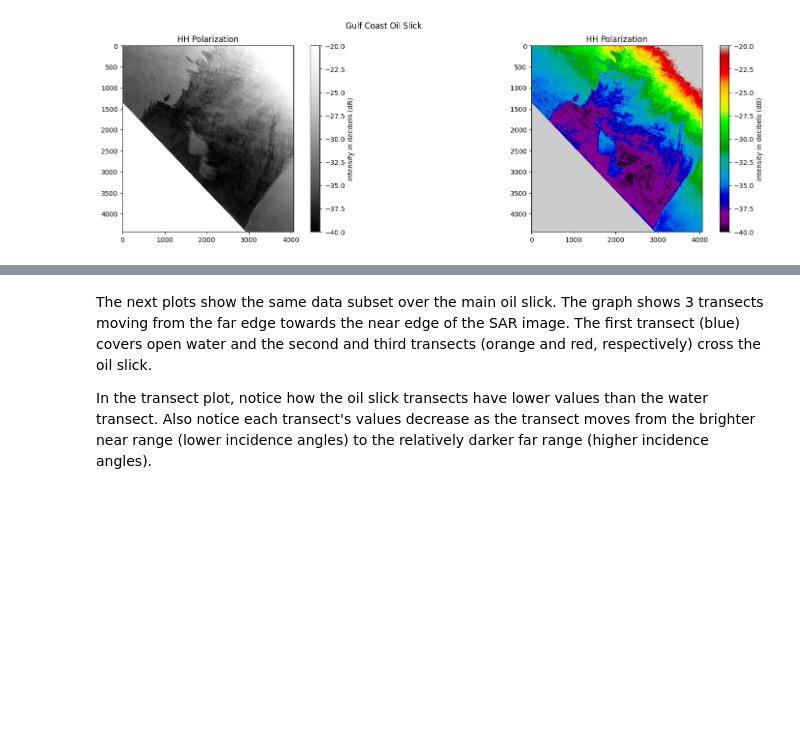
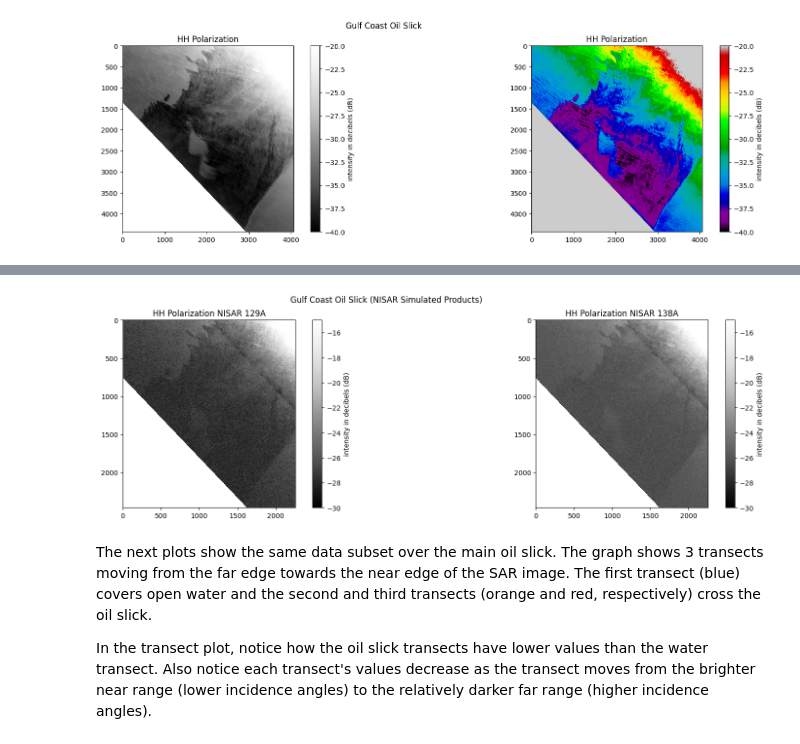
Before and after one commit to anniepeacock/DANSAR, a Jupyter notebook: nisar/Oil_Spill_NISAR.ipynb, the cells around one changed output, grey strips where cells are left out. Saved outputs shown, nothing was run; the diff lists cells and outputs as text; code cells hidden in the pictures; blank space fills up the shorter version.

Commit message:
Added nisar simulated

```diff
--- a/nisar/Oil_Spill_NISAR.ipynb
+++ b/nisar/Oil_Spill_NISAR.ipynb
@@ -116,3 +126,31 @@ cbar.set_label('intensity in decibels (dB)')
+# %%
+## gulfco_32010 subset
+gulfco_32010_NISAR_129A = read_file('gulfco_32010_100623_HHHH_NISAR_129A_filtered_5_5.tif')
+gulfco_32010_NISAR_138A = read_file('gulfco_32010_100623_HHHH_NISAR_138A_filtered_5_5.tif')
+
+gulfco_32010_NISAR_129A[gulfco_32010_NISAR_129A == 0] = np.nan
+gulfco_32010_NISAR_138A[gulfco_32010_NISAR_138A == 0] = np.nan
+
+## Convert to decibels
+gulfco_32010_NISAR_129A_db = convert_db(gulfco_32010_NISAR_129A)
+gulfco_32010_NISAR_138A_db = convert_db(gulfco_32010_NISAR_138A)
+
+fig, ax = plt.subplots(1, 2, figsize=(20, 5))
+
+# Add general map title
+fig.suptitle("Gulf Coast Oil Slick (NISAR Simulated Products)")
+
+HV_norway = ax[0].imshow(gulfco_32010_NISAR_129A_db, vmin=-30, vmax=-15, cmap="Greys_r")
+ax[0].set_title('HH Polarization NISAR 129A')
+cbar = fig.colorbar(HV_norway, ax=ax[0])
+cbar.set_label('intensity in decibels (dB)')
+
+HH_norway = ax[1].imshow(gulfco_32010_NISAR_138A_db, vmin=-30, vmax=-15, cmap="Greys_r")
+ax[1].set_title('HH Polarization NISAR 138A')
+cbar = fig.colorbar(HH_norway, ax=ax[1])
+cbar.set_label('intensity in decibels (dB)')
+# %% [output]
+[figure, added]
 # %% [markdown]
 The next plots show the same data subset over the main oil slick. The graph shows 3 transects moving from the far edge towards the near edge of the SAR image. The first transect (blue) covers open water and the second and third transects (orange and red, respectively) cross the oil slick.
 
```
Also changed, not shown: parts of 5 cells of this notebook.
